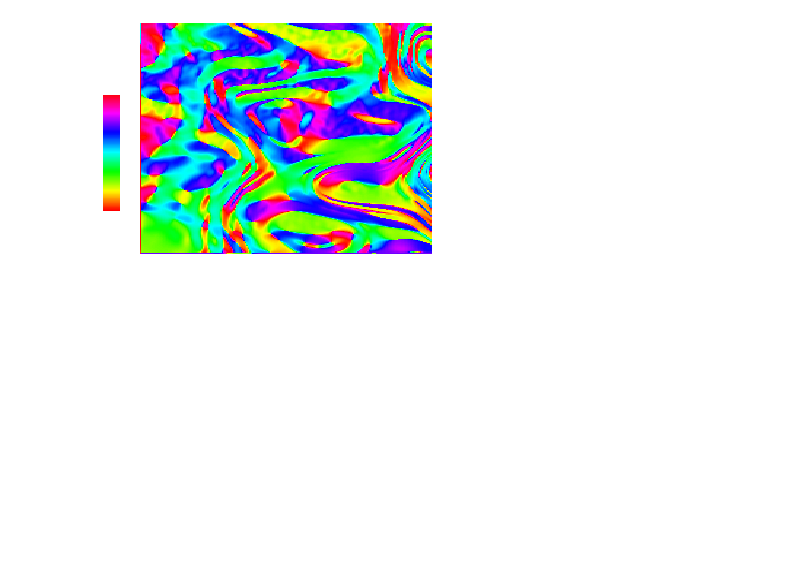
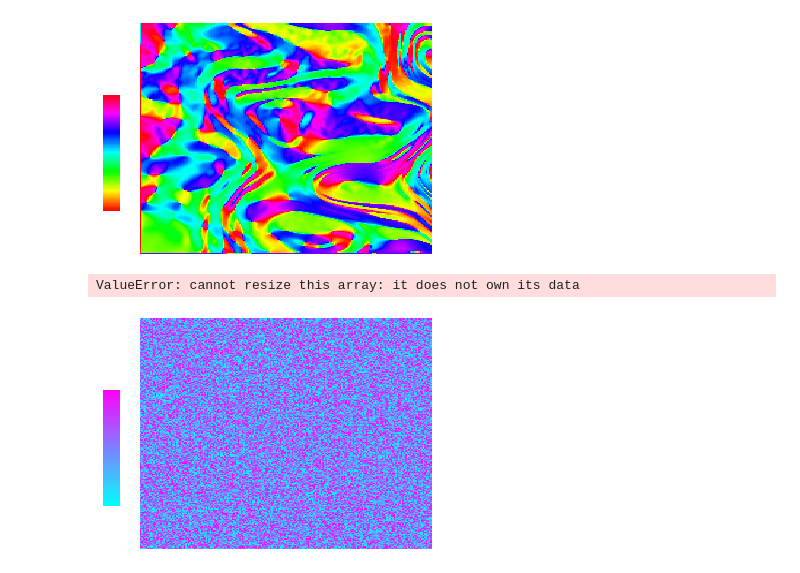
Before and after one commit to kjinks/JinksTerrain, a Jupyter notebook: JinksTerrain_01.ipynb, the cells around one changed output. Cells and saved outputs as stored; diff of their text form; code cells hidden in the pictures; blank space fills up the shorter version.

```diff
--- a/JinksTerrain_01.ipynb
+++ b/JinksTerrain_01.ipynb
@@ -316,3 +353,28 @@ plt.colorbar(cax=cax)
 # %% [output]
 <matplotlib.colorbar.Colorbar at 0x...>
 [figure]
+# %%
+'''
+Water Velocity Map
+'''
+dx, dy = terrain.calcSlopeNormal()
+
+waterVelocityMap = water.calcVelocityMap(dx, dy)
+
+plt.subplot()
+plt.axis('off')
+plt.pcolormesh(waterVelocityMap, cmap='hot')
+
+plt.subplots_adjust(bottom=0.1, right=0.8, top=0.9)
+cax = plt.axes((0.04, 0.25, 0.04, 0.4))
+plt.axis('off')
+plt.colorbar(cax=cax)
+# %% [output]
+ValueError: cannot resize this array: it does not own its data
+# %%
+water = Water()
+
+water.moveWater(angleOfSlopeMap)
+water.displayDistribution()
+# %% [output]
+[figure, added]
```
Also changed, not shown: parts of 15 cells of this notebook.
